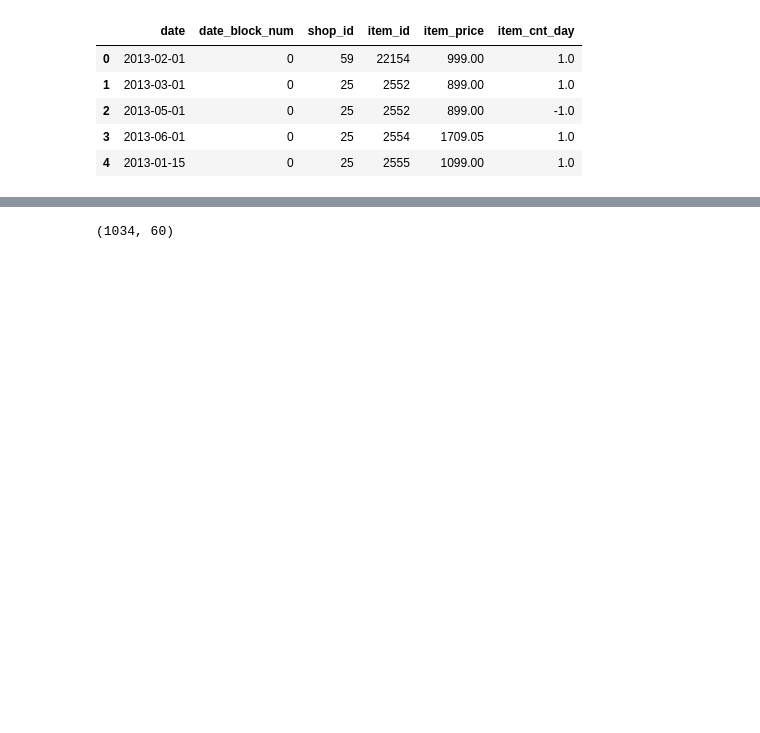
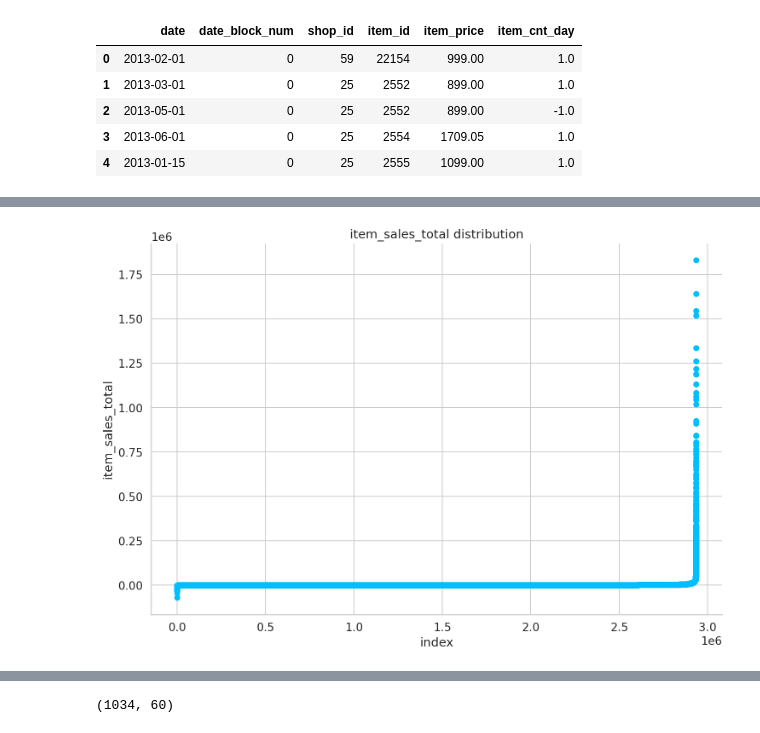
Before and after one commit to dunnohow/LSTM_Autoencoder, a Jupyter notebook: AE_LSTM_sales.ipynb, the cells around one changed output, grey strips where cells are left out. Cells and saved outputs as stored; diff of their text form; code cells hidden in the pictures; blank space fills up the shorter version.

```diff
--- a/AE_LSTM_sales.ipynb
+++ b/AE_LSTM_sales.ipynb
@@ -90,3 +118,11 @@ train = train.drop(columns=['item_id', 'item_price', 'item_cnt_day','date_block_
+# %%
+plt.scatter(range(train.shape[0]), np.sort(train['item_sales_total'].values))
+plt.xlabel('index')
+plt.ylabel('item_sales_total')
+plt.title("item_sales_total distribution")
+sns.despine()
+# %% [output]
+[figure, added]
 # %%
 train = train.pivot_table(index='date',columns='shop_id',aggfunc=sum)
 # %%
```
Also changed, not shown: parts of 5 cells of this notebook.
